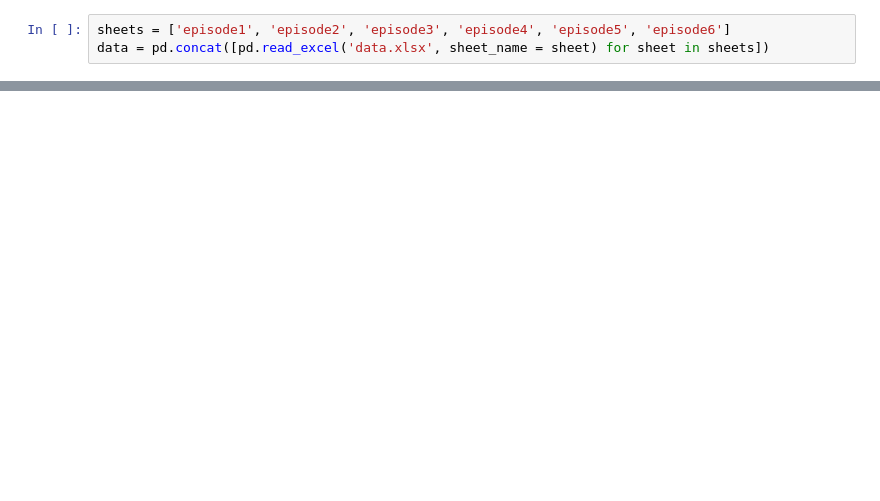
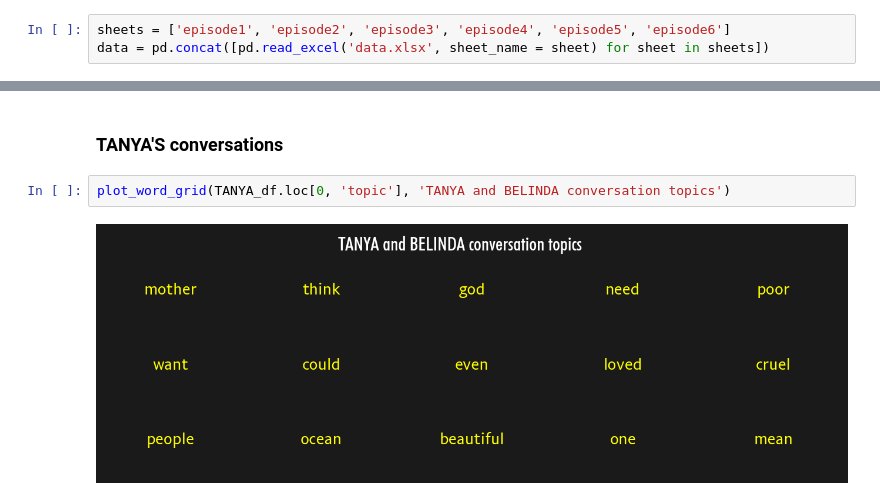
Before and after one commit to jorammutenge/IS527-Project, a Jupyter notebook: 3_topics.ipynb, the cells around one changed output, grey strips where cells are left out. Cells and saved outputs as stored; diff of their text form; blank space fills up the shorter version.

```diff
--- a/3_topics.ipynb
+++ b/3_topics.ipynb
@@ -103,0 +175,6 @@ TANYA_df
+# %% [markdown]
+### TANYA'S conversations
+# %%
+plot_word_grid(TANYA_df.loc[0, 'topic'], 'TANYA and BELINDA conversation topics')
+# %% [output]
+[figure, added]
```
Also changed, not shown: parts of 32 cells of this notebook, 3 other files.
